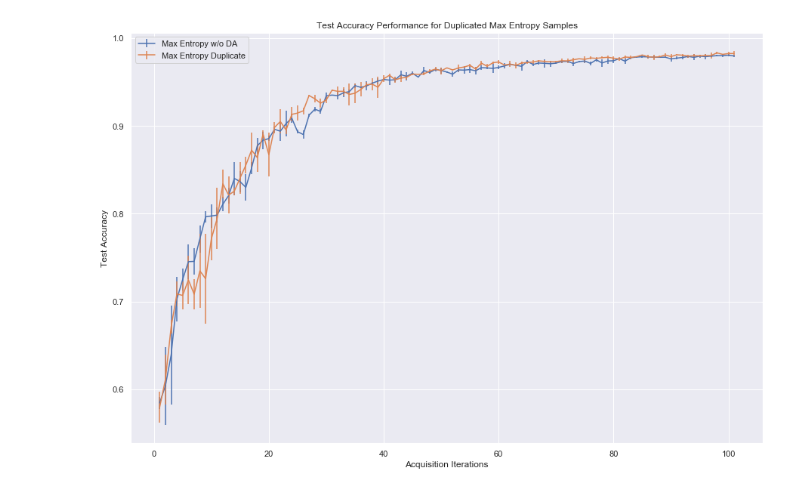
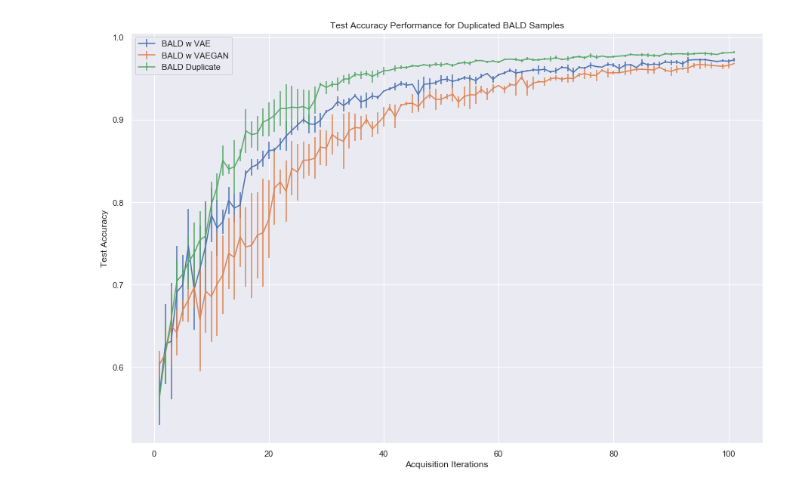
Before and after one commit to vaibhavjindal/10708project, a Jupyter notebook: plotting/plotting_errorbars.ipynb, the cells around one changed output. Cells and saved outputs as stored; diff of their text form; code cells hidden in the pictures.

Commit message:
changed BALD duplicates plot

```diff
--- a/plotting/plotting_errorbars.ipynb
+++ b/plotting/plotting_errorbars.ipynb
@@ -6,31 +6,32 @@ sns.set()
 # %%
 # methods = ["uniform", "bald", "entropy", "bald_generative", "entropy_generative", "bald_duplicate", "entropy_duplicate", "bald_gan"]
 # methods = ["uniform", "bald", "bald_generative", "bald_gan"]
-methods = ["uniform", "entropy", "entropy_generative", "entropy_gan"]
+# methods = ["uniform", "entropy", "entropy_generative", "entropy_gan"]
 # methods = ["entropy", "entropy_duplicate"]
+methods = ["bald_generative", "bald_gan", "bald_duplicate"]
 labels = {
     "uniform": "Uniform",
     "bald": "BALD w/o DA",
     "entropy": "Max Entropy w/o DA",
     "bald_generative": "BALD w VAE",
     "entropy_generative": "Max Entropy w VAE",
     "bald_gan": "BALD w VAEGAN",
     "entropy_gan": "Max Entropy",
     "bald_duplicate": "BALD Duplicate",
     "entropy_duplicate": "Max Entropy Duplicate"
 }
 location = "../perf_lists_final/"
 plt.figure(figsize=(15, 10))
 plt.xlabel("Acquisition Iterations")
 plt.ylabel("Test Accuracy")
-plt.title("Test Accuracy Performance for Duplicated Max Entropy Samples")
+plt.title("Test Accuracy Performance for Duplicated BALD Samples")
 for method in methods:
     with open (location + "mean/" + method) as f:
         mean = [float(line.rstrip()) for line in f]
     with open (location + "std/" + method) as f:
         std = [float(line.rstrip()) for line in f]
     plt.errorbar(x=np.arange(101)+1, y=mean, yerr=std, label=labels[method])
 plt.legend()
-plt.savefig("../plots/test_acc_max_entropy_duplicate.png")
+plt.savefig("../plots/test_acc_bald_duplicate.png")
 # %% [output]
-[figure, old version]
+[figure, new version]
```
Also changed, not shown: 3 other files.
